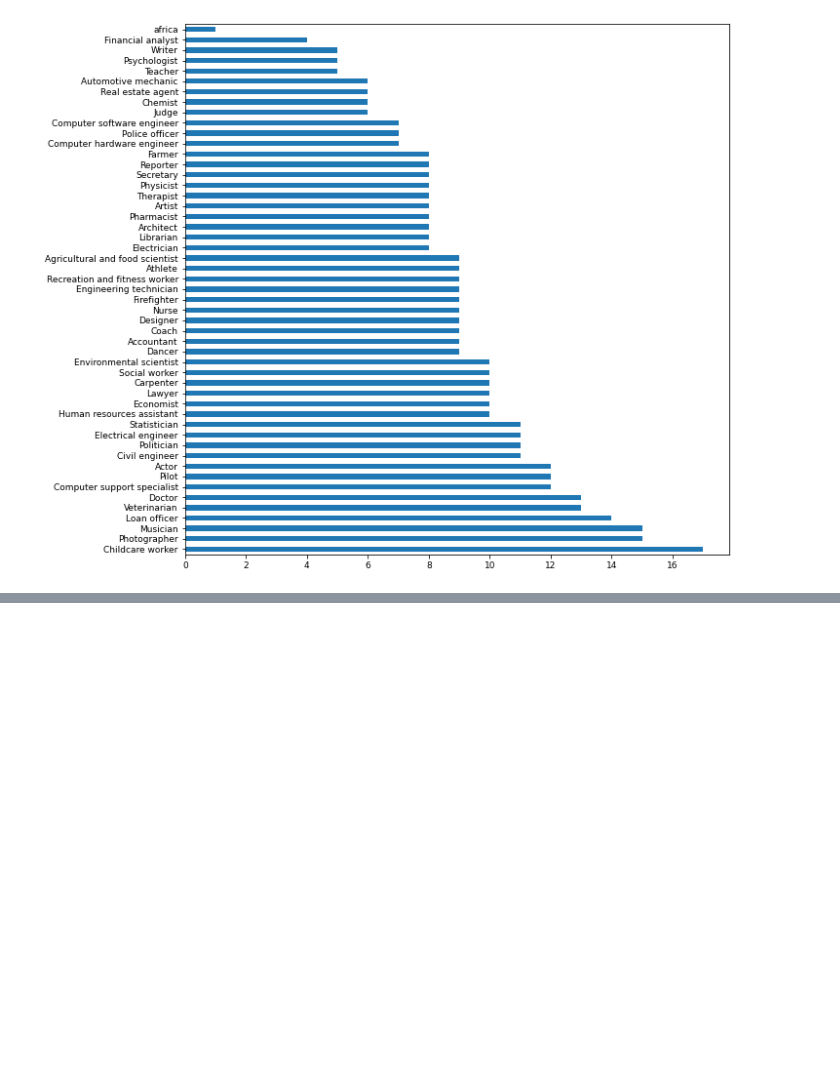
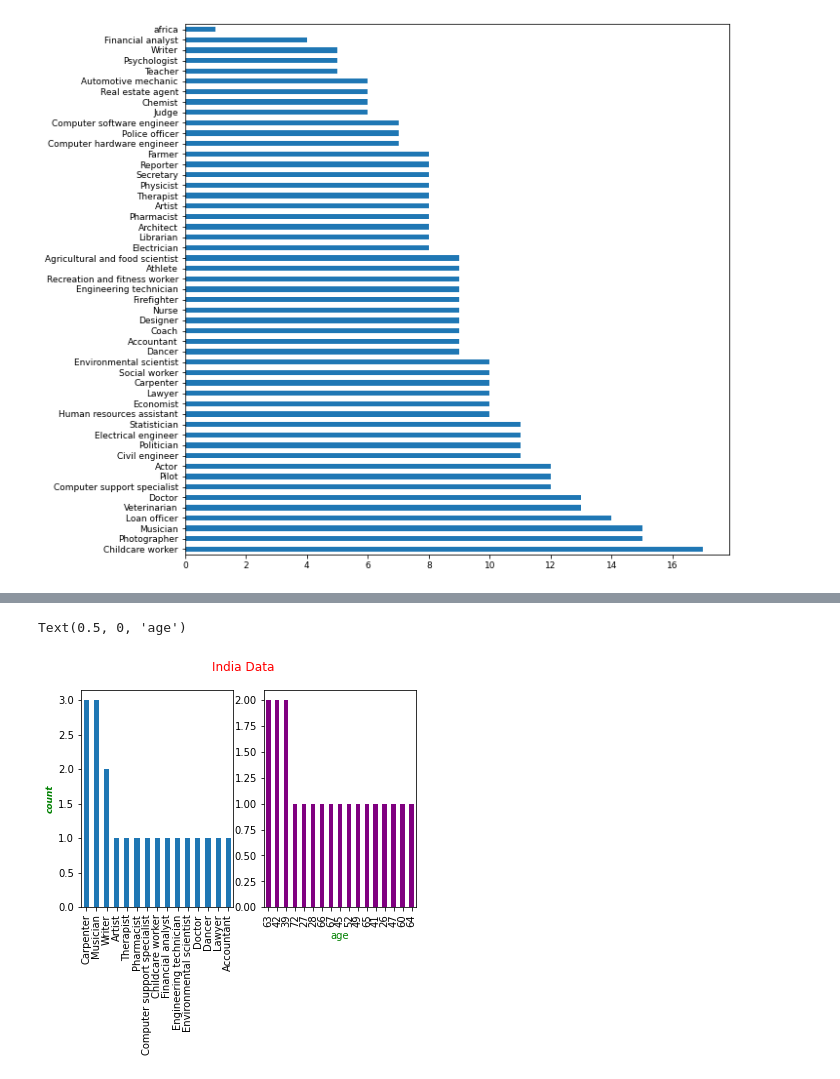
Before and after one commit to Pogeyann/python, a Jupyter notebook: matplotlib_practice.ipynb, the cells around one changed output, grey strips where cells are left out. Drawn from its saved outputs; the diff is of its cells as text; code cells hidden in the pictures; blank space fills up the shorter version.

```diff
--- a/matplotlib_practice.ipynb
+++ b/matplotlib_practice.ipynb
@@ -127,0 +153,18 @@ df3.tick_params(axis='both',labelsize=9)
+# %%
+
+#India work details
+ind = df.loc[df['location']=='india']
+occu = ind['occupation'].value_counts()
+plt.subplot(1,2,1)
+plt.ylabel('count', color='g',size=9,weight='bold', style='italic')
+plt.suptitle('India Data', color='r')
+occu.plot.bar()
+
+#age max count
+age_max = ind['age'].value_counts()
+plt.subplot(1,2,2)
+age_max.plot.bar(color='purple')
+plt.xlabel('age',color='g')
+# %% [output]
+Text(0.5, 0, 'age')
+[figure, added]
```
Also changed, not shown: parts of 5 cells of this notebook.
